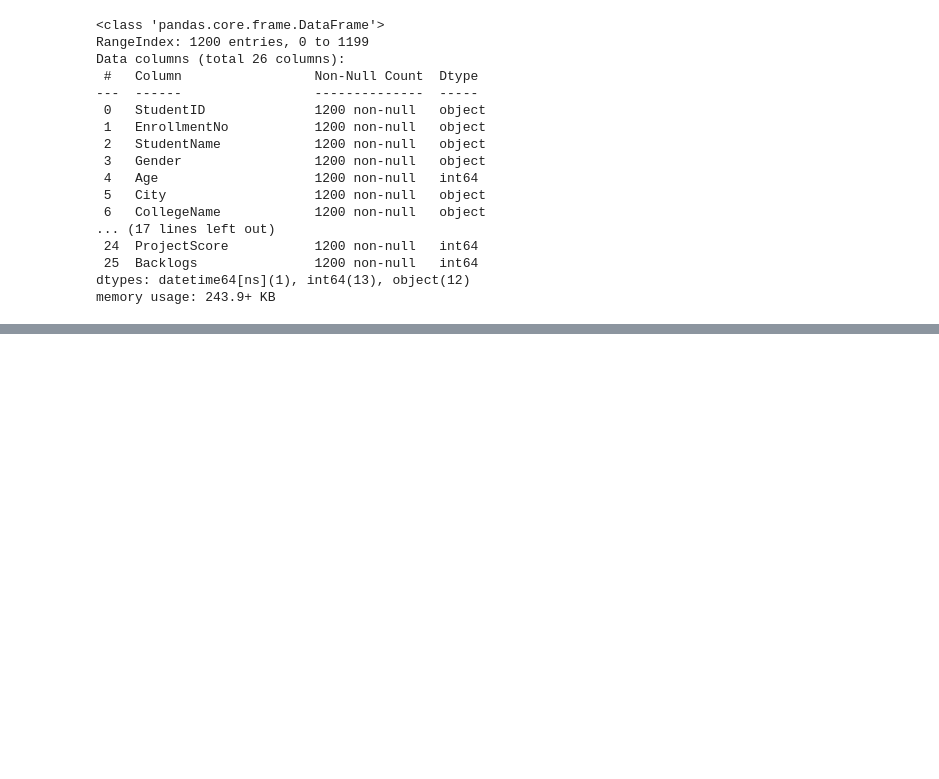
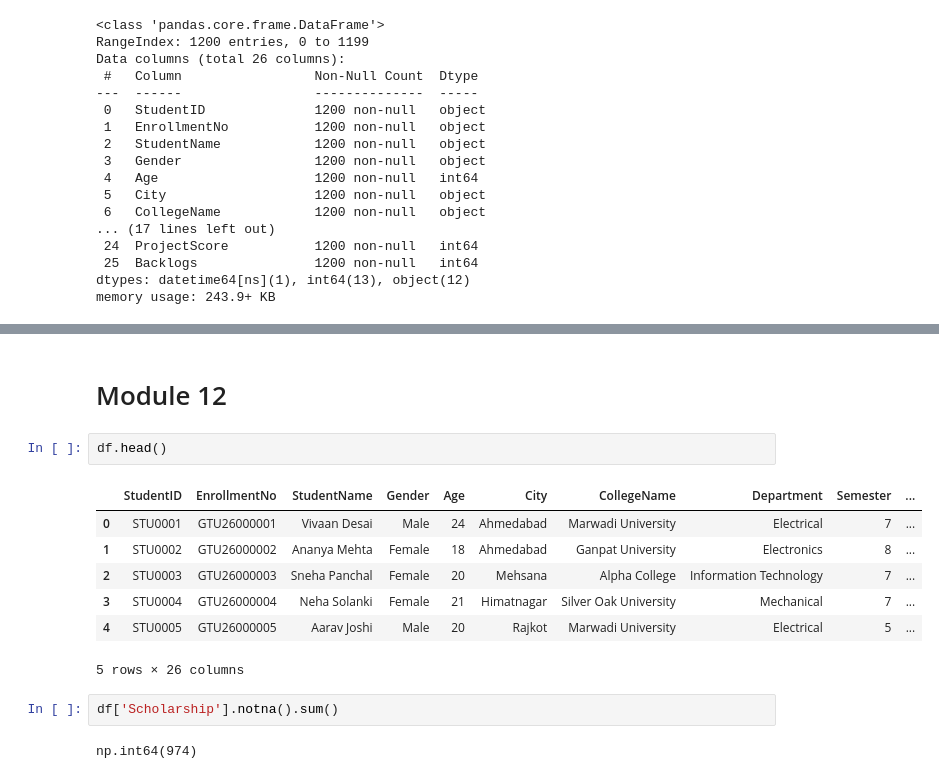
Before and after one commit to YUGPATEL7/data-science-journey, a Jupyter notebook: Data_Science/03_Bacis_modules_for_ML/02_Pandas/02_Student_Dashboard_Analytics.ipynb, the cells around one changed output, grey strips where cells are left out. Cells and saved outputs as stored; diff of their text form; blank space fills up the shorter version.

```diff
--- a/Data_Science/03_Bacis_modules_for_ML/02_Pandas/02_Student_Dashboard_Analytics.ipynb
+++ b/Data_Science/03_Bacis_modules_for_ML/02_Pandas/02_Student_Dashboard_Analytics.ipynb
@@ -185,0 +500,16 @@ df.rename(columns={"AttendancePct": "Attendance"}, inplace=True)
+# %% [markdown]
+# Module 12
+# %%
+df.head()
+# %% [output]
+|  | StudentID | EnrollmentNo | StudentName | Gender | Age | City | CollegeName | Department | Semester | ... |
+| 0 | STU0001 | GTU26000001 | Vivaan Desai | Male | 24 | Ahmedabad | Marwadi University | Electrical | 7 | ... |
+| 1 | STU0002 | GTU26000002 | Ananya Mehta | Female | 18 | Ahmedabad | Ganpat University | Electronics | 8 | ... |
+| 2 | STU0003 | GTU26000003 | Sneha Panchal | Female | 20 | Mehsana | Alpha College | Information Technology | 7 | ... |
+| 3 | STU0004 | GTU26000004 | Neha Solanki | Female | 21 | Himatnagar | Silver Oak University | Mechanical | 7 | ... |
+| 4 | STU0005 | GTU26000005 | Aarav Joshi | Male | 20 | Rajkot | Marwadi University | Electrical | 5 | ... |
+5 rows × 26 columns
+# %%
+df['Scholarship'].notna().sum()
+# %% [output]
+np.int64(974)
```
Also changed, not shown: parts of 42 cells of this notebook, 2 other files.
